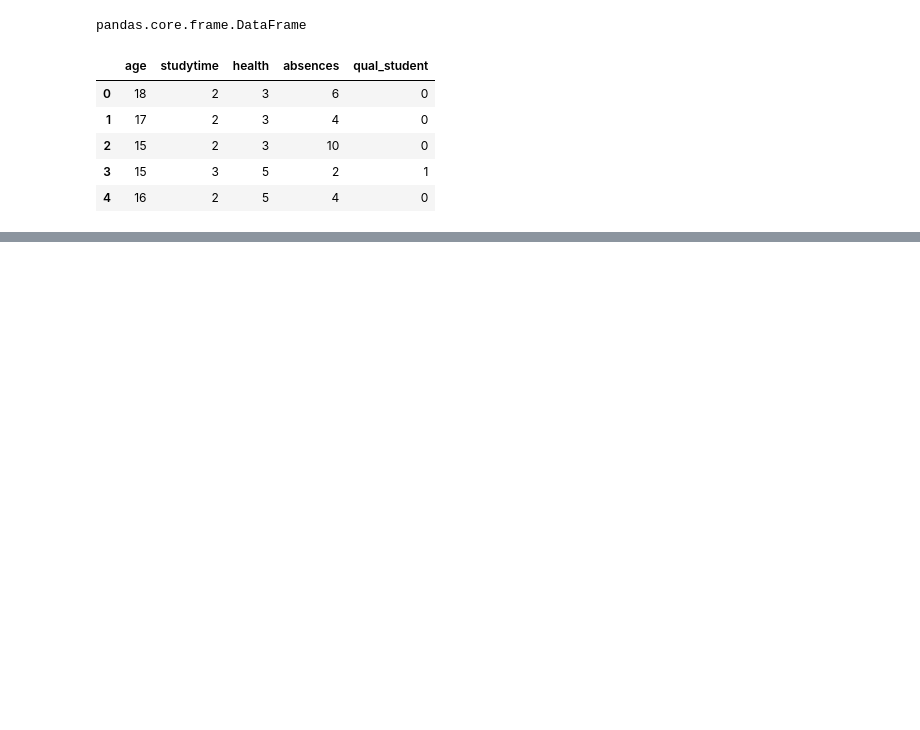
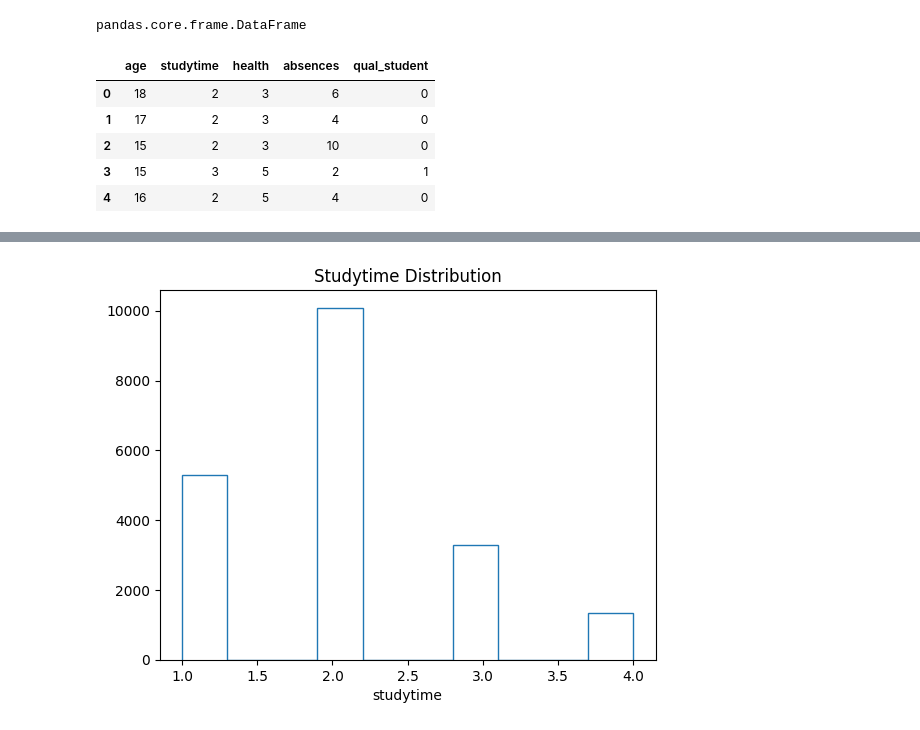
Before and after one commit to CMU-313/fall-22-hw4-amy-and-her-friends, a Jupyter notebook: model_build.ipynb, the cells around one changed output, grey strips where cells are left out. Saved outputs shown, nothing was run; the diff lists cells and outputs as text; code cells hidden in the pictures; blank space fills up the shorter version.

```diff
--- a/model_build.ipynb
+++ b/model_build.ipynb
@@ -171,0 +278,8 @@ df.head()
+# %%
+counts, bins = np.histogram(everything[3])
+plt.stairs(counts, bins)
+plt.title('Studytime Distribution')
+plt.xlabel('studytime')
+plt.show()
+# %% [output]
+[figure, added]
```
Also changed, not shown: parts of 23 cells of this notebook, 2 other files.
